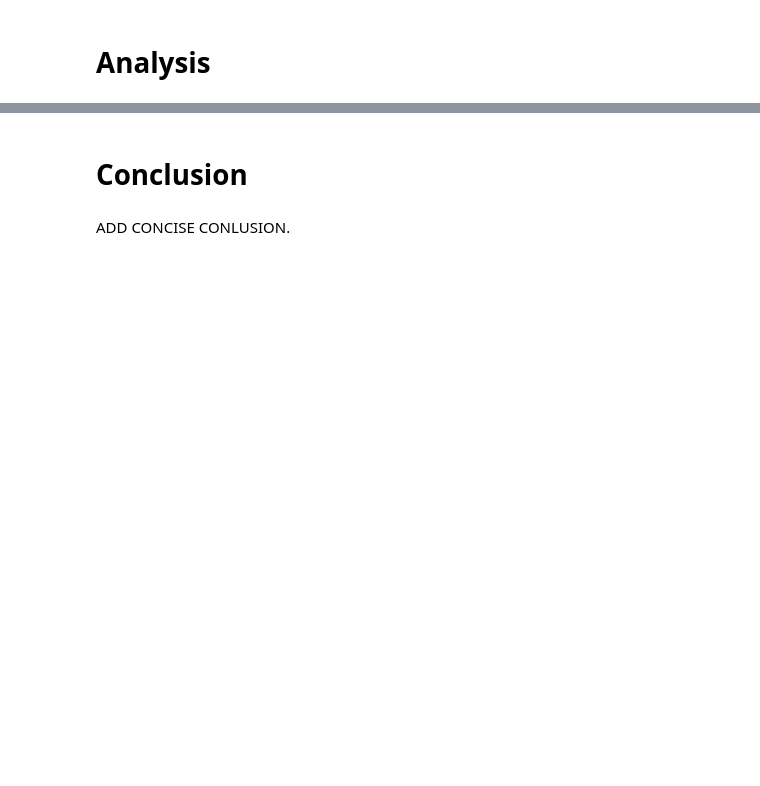
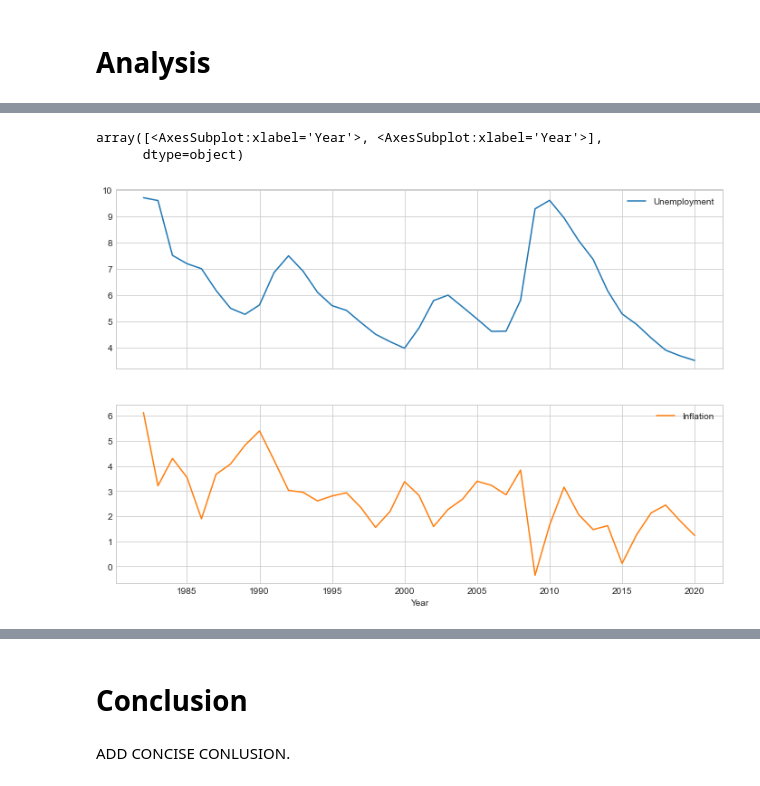
Before and after one commit to Czborberg/projects-2022-christopher-mie-og-emma, a Jupyter notebook: dataproject/dataproject.ipynb, the cells around one changed output, grey strips where cells are left out. Cells and saved outputs as stored; diff of their text form; code cells hidden in the pictures; blank space fills up the shorter version.

```diff
--- a/dataproject/dataproject.ipynb
+++ b/dataproject/dataproject.ipynb
@@ -52,11 +77,0 @@ display(unemployment)
-# %%
-# Creating an annual average
-unemployment = unemployment.resample('1Y').mean()
-# Changing index column to years
-unemployment = unemployment.reset_index()
-unemployment['Year'] = pd.DatetimeIndex(unemployment['DATE']).year
-# Dropping the "DATE" column
-del unemployment["DATE"]
-# Setting "Year" as index
-unemployment = unemployment.set_index('Year')
-display(unemployment)
@@ -81,0 +80,15 @@ display(unemployment)
+# %%
+# Call the FRED api for inflation rate using pandas_datareader
+inflation = pandas_datareader.data.DataReader('FPCPITOTLZGUSA', 'fred', start, end)
+
+# Displaying raw data
+print('This is raw inflation data (first 10 observations):')
+display(inflation.head(10))
+
+# Cleaning
+inflation = dp.index_function(inflation)
+# Renaming columns
+inflation.rename(columns = {'FPCPITOTLZGUSA':'Inflation'}, inplace=True)
+
+print('This is cleaned inflation data (first 10 observations):')
+display(inflation.head(10))
@@ -100,0 +126,5 @@ Make sure that your resulting data sets have the correct number of rows and colu
+# %%
+# Merging the two dataframes using "outer join":
+merged = pd.merge(unemployment, inflation, on=['Year'], how='outer')
+print('This is our merged dataframe (first 10 observations):')
+display(merged.head(10))
@@ -106,0 +160,7 @@ MAKE FURTHER ANALYSIS. EXPLAIN THE CODE BRIEFLY AND SUMMARIZE THE RESULTS.
+# %%
+# Plot of time series separately
+merged.plot(subplots=True, figsize=(12, 8))
+# %% [output]
+array([<AxesSubplot:xlabel='Year'>, <AxesSubplot:xlabel='Year'>],
+      dtype=object)
+[figure, added]
```
Also changed, not shown: parts of 15 cells of this notebook.
